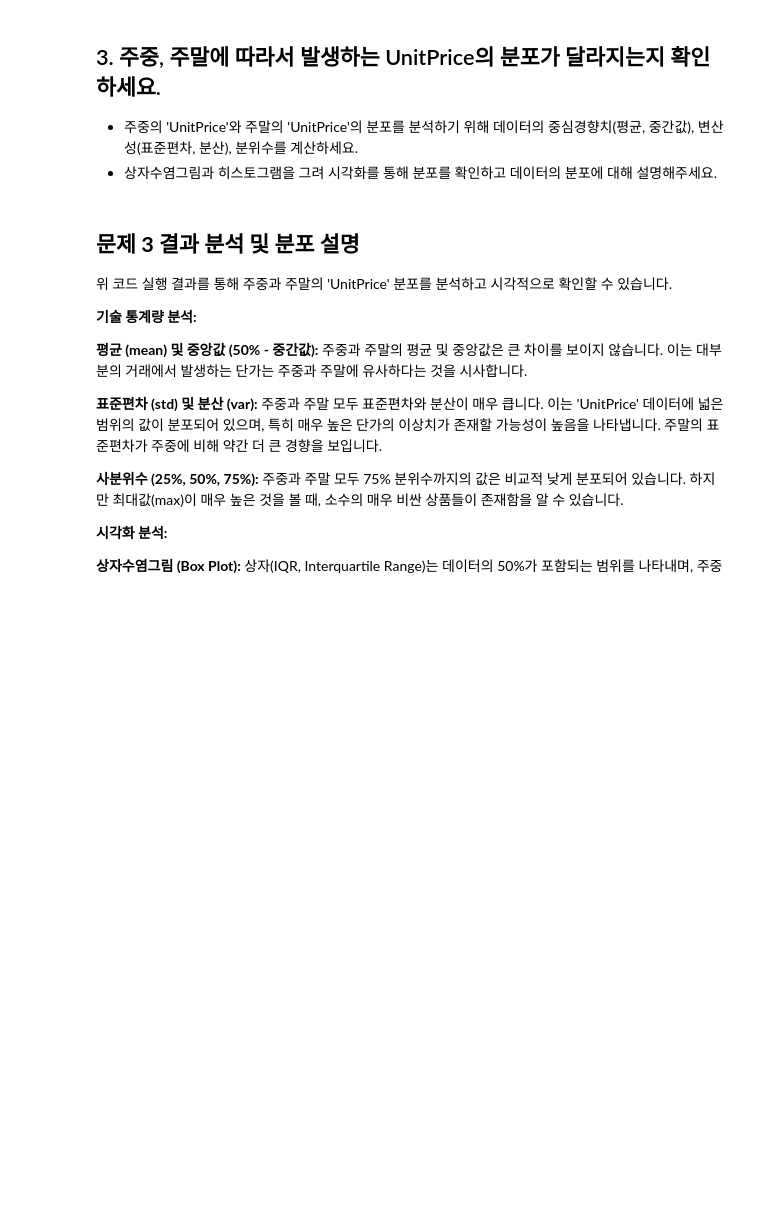
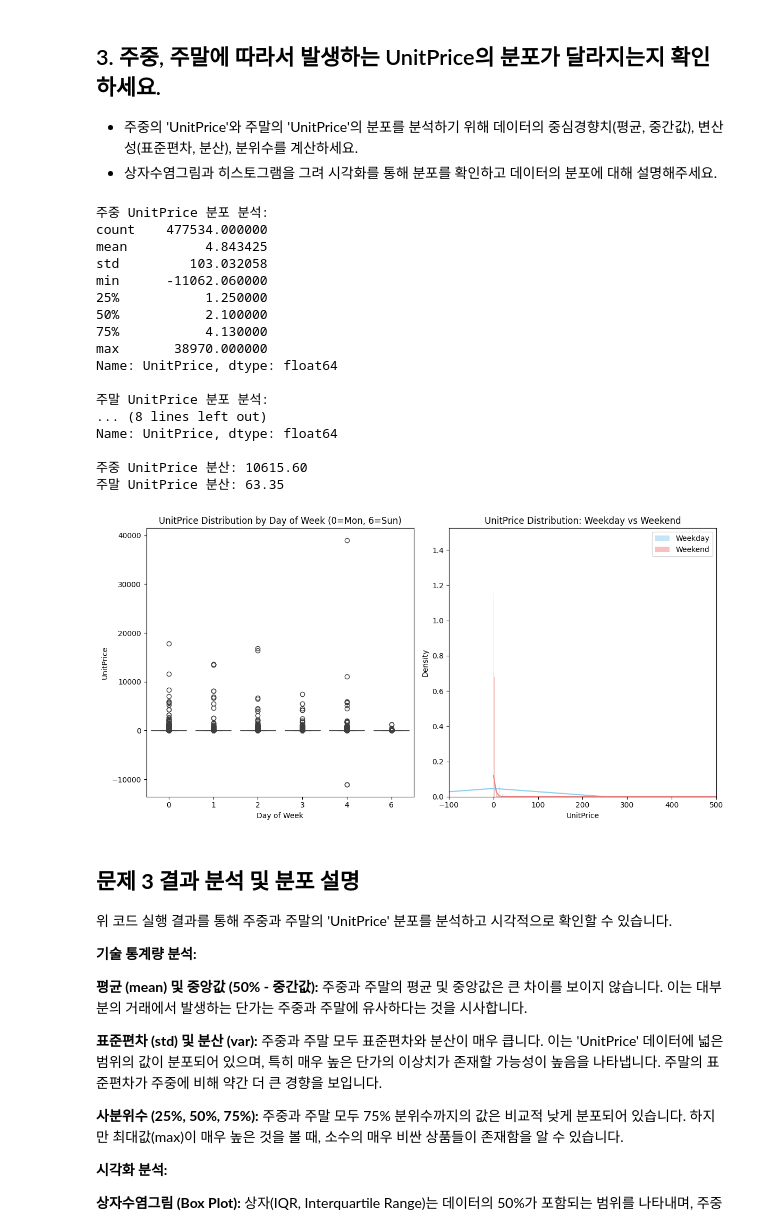
Before and after one commit to dimageneer/AIEFFEL_QUEST, a Jupyter notebook: 기초_통계_MainQuest03의_사본.ipynb, the cells around one changed output. Cells and saved outputs as stored; diff of their text form; code cells hidden in the pictures; blank space fills up the shorter version.

```diff
--- a/기초_통계_MainQuest03의_사본.ipynb
+++ b/기초_통계_MainQuest03의_사본.ipynb
@@ -195,6 +195,70 @@ print(f"- 2종 오류 (Type II Error): 실제로는 두 국가 간 TotalPrice
 
 * 주중의 'UnitPrice'와 주말의 'UnitPrice'의 분포를 분석하기 위해 데이터의 중심경향치(평균, 중간값), 변산성(표준편차, 분산), 분위수를 계산하세요.
 * 상자수염그림과 히스토그램을 그려 시각화를 통해 분포를 확인하고 데이터의 분포에 대해 설명해주세요.
+# %%
+# 문제 3: 주중, 주말에 따른 UnitPrice 분포 분석
+
+# 주중과 주말 데이터 분리 (월:0 ~ 일:6, 주중: 0-4, 주말: 5-6)
+weekday_df = df[df['DayOfWeek'] <= 4]
+weekend_df = df[df['DayOfWeek'] >= 5]
+
+# 주중과 주말의 UnitPrice 데이터
+weekday_unitprice = weekday_df['UnitPrice']
+weekend_unitprice = weekend_df['UnitPrice']
+
+# 1. 중심경향치, 변산성, 분위수 계산
+print("주중 UnitPrice 분포 분석:")
+print(weekday_unitprice.describe())
+
+print("\n주말 UnitPrice 분포 분석:")
+print(weekend_unitprice.describe())
+
+# 분산 계산 (describe()에는 포함되지 않음)
+print(f"\n주중 UnitPrice 분산: {weekday_unitprice.var():.2f}")
+print(f"주말 UnitPrice 분산: {weekend_unitprice.var():.2f}")
+
+# 2. 시각화를 통한 분포 확인 (상자수염그림 및 히스토그램)
+
+plt.figure(figsize=(12, 6))
+
+# 상자수염그림
+plt.subplot(1, 2, 1)
+sns.boxplot(x='DayOfWeek', y='UnitPrice', data=df)
+plt.title('UnitPrice Distribution by Day of Week (0=Mon, 6=Sun)')
+plt.xlabel('Day of Week')
+plt.ylabel('UnitPrice')
+
+# 히스토그램 (주중 vs 주말) - 분포 형태 비교
+plt.subplot(1, 2, 2)
+sns.histplot(weekday_unitprice, color='skyblue', label='Weekday', kde=True, stat='density', common_norm=False)
+sns.histplot(weekend_unitprice, color='lightcoral', label='Weekend', kde=True, stat='density', common_norm=False)
+plt.title('UnitPrice Distribution: Weekday vs Weekend')
+plt.xlabel('UnitPrice')
+plt.ylabel('Density')
+plt.xlim(-100, 500) # 이상치 포함 시 그래프 범위 조정
+plt.legend()
+
+plt.tight_layout()
+plt.show()
+# %% [output]
+주중 UnitPrice 분포 분석:
+count    477534.000000
+mean          4.843425
+std         103.032058
+min      -11062.060000
+25%           1.250000
+50%           2.100000
+75%           4.130000
+max       38970.000000
+Name: UnitPrice, dtype: float64
+
+주말 UnitPrice 분포 분석:
+... (8 lines left out)
+Name: UnitPrice, dtype: float64
+
+주중 UnitPrice 분산: 10615.60
+주말 UnitPrice 분산: 63.35
+[figure, added]
 # %% [markdown]
 ## **문제 3 결과 분석 및 분포 설명**
 
```
Also changed, not shown: parts of 1 cell of this notebook.
